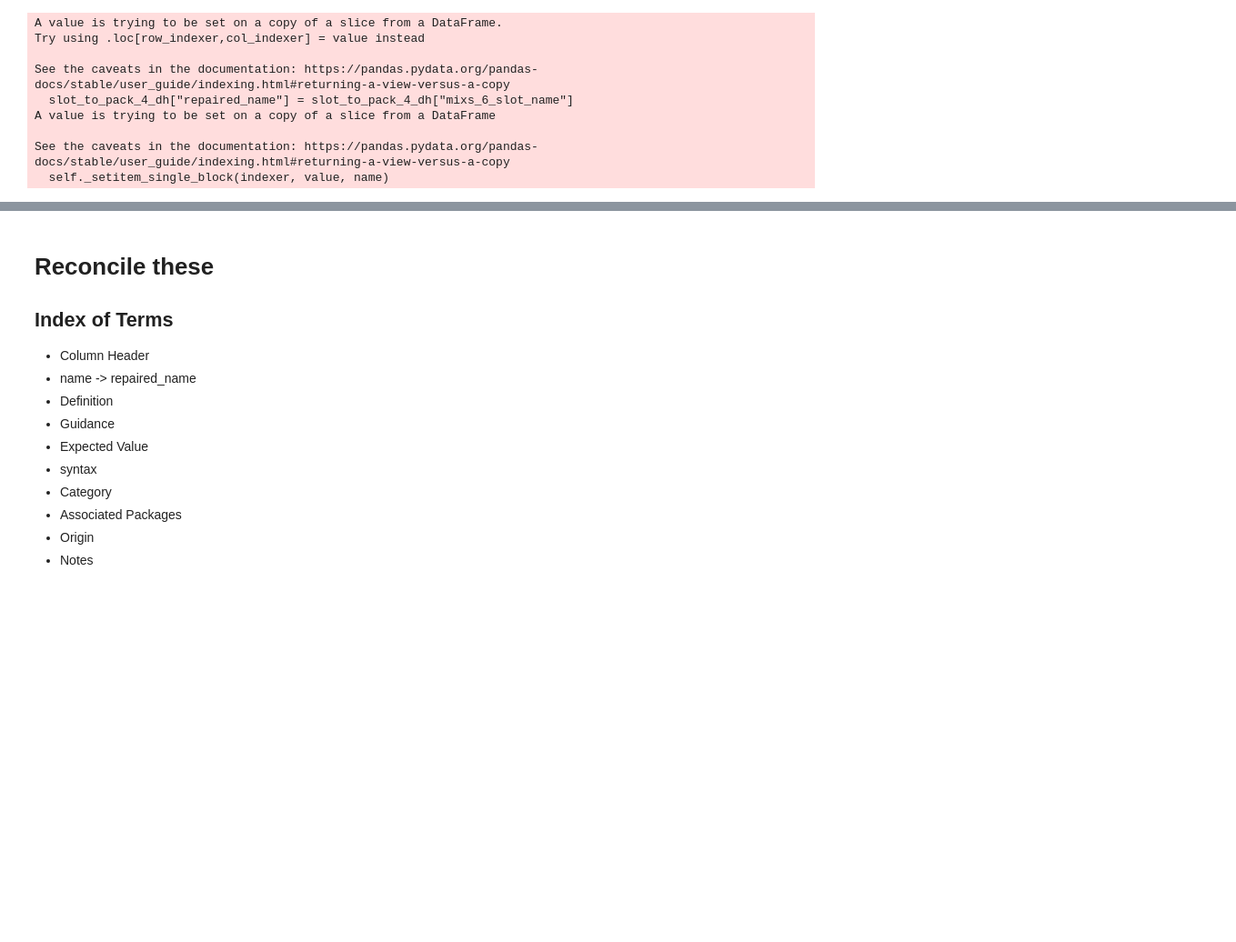
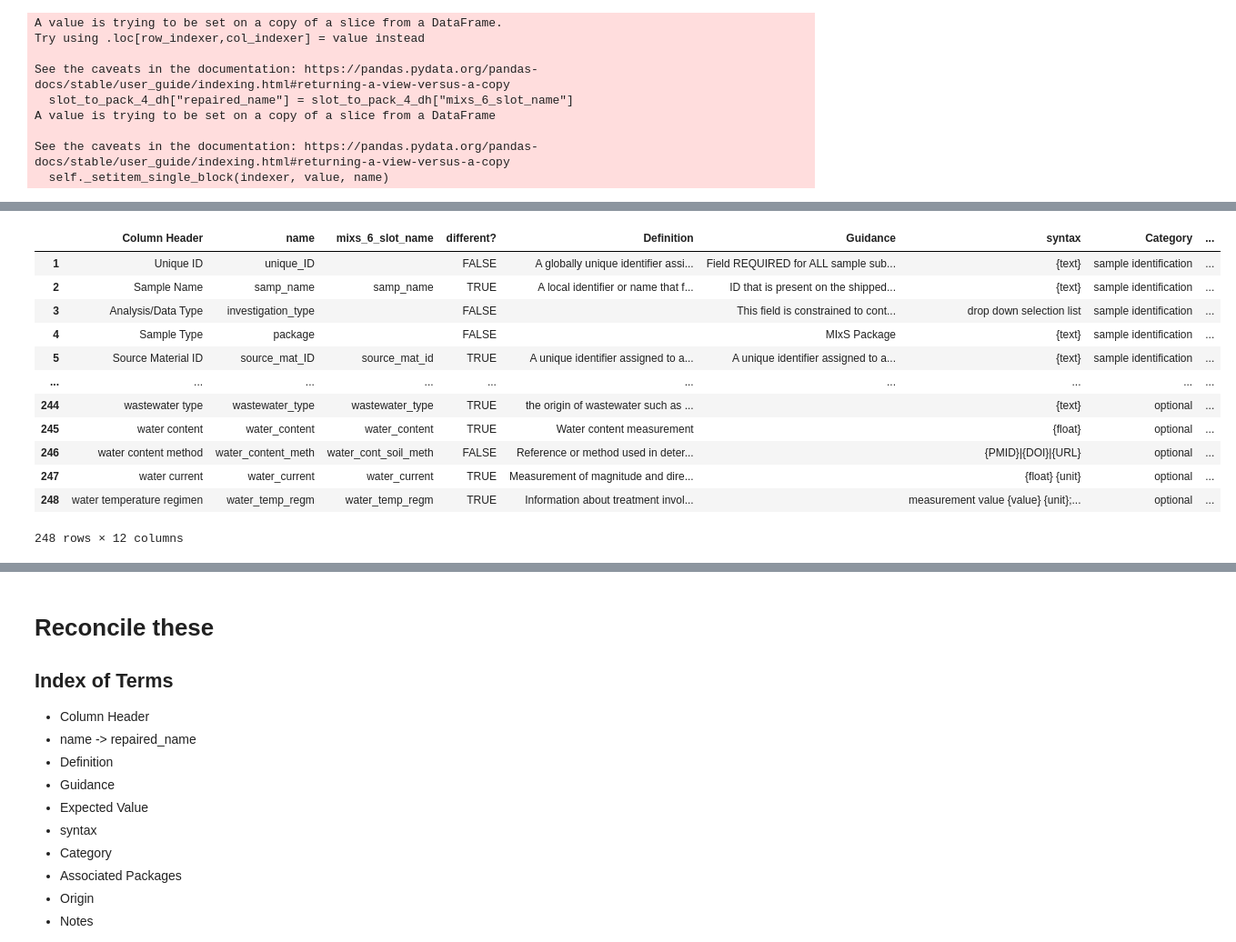
Before and after one commit to microbiomedata/nmdc-metadata, a Jupyter notebook: notebooks/Index-of-Terms.ipynb, the cells around one changed output, grey strips where cells are left out. Shown: that part at 91% size. Saved outputs shown, nothing was run; the diff lists cells and outputs as text; code cells hidden in the pictures; blank space fills up the shorter version.

```diff
--- a/notebooks/Index-of-Terms.ipynb
+++ b/notebooks/Index-of-Terms.ipynb
@@ -556,7 +656,21 @@ slot_details_4_dh["repaired_name"].loc[
 slot_details_4_dh["Category"].loc[slot_details_4_dh["Category"] == ""] = "optional"
 slot_details_4_dh["Category"].loc[slot_details_4_dh["Category"].isnull()] = "optional"
 # %%
-# slot_details_4_dh
+slot_details_4_dh
+# %% [output]
+|  | Column Header | name | mixs_6_slot_name | different? | Definition | Guidance | syntax | Category | ... |
+| 1 | Unique ID | unique_ID |  | FALSE | A globally unique identifier assi... | Field REQUIRED for ALL sample sub... | {text} | sample identification | ... |
+| 2 | Sample Name | samp_name | samp_name | TRUE | A local identifier or name that f... | ID that is present on the shipped... | {text} | sample identification | ... |
+| 3 | Analysis/Data Type | investigation_type |  | FALSE |  | This field is constrained to cont... | drop down selection list | sample identification | ... |
+| 4 | Sample Type | package |  | FALSE |  | MIxS Package | {text} | sample identification | ... |
+| 5 | Source Material ID | source_mat_ID | source_mat_id | TRUE | A unique identifier assigned to a... | A unique identifier assigned to a... | {text} | sample identification | ... |
+| ... | ... | ... | ... | ... | ... | ... | ... | ... | ... |
+| 244 | wastewater type | wastewater_type | wastewater_type | TRUE | the origin of wastewater such as ... |  | {text} | optional | ... |
+| 245 | water content | water_content | water_content | TRUE | Water content measurement |  | {float} | optional | ... |
+| 246 | water content method | water_content_meth | water_cont_soil_meth | FALSE | Reference or method used in deter... |  | {PMID}|{DOI}|{URL} | optional | ... |
+| 247 | water current | water_current | water_current | TRUE | Measurement of magnitude and dire... |  | {float} {unit} | optional | ... |
+| 248 | water temperature regimen | water_temp_regm | water_temp_regm | TRUE | Information about treatment invol... |  | measurement value {value} {unit};... | optional | ... |
+248 rows × 12 columns
 # %%
 slot_categories = list(set(list(slot_details_4_dh["Category"])))
 # %%
```
Also changed, not shown: parts of 34 cells of this notebook, 3 other files.
